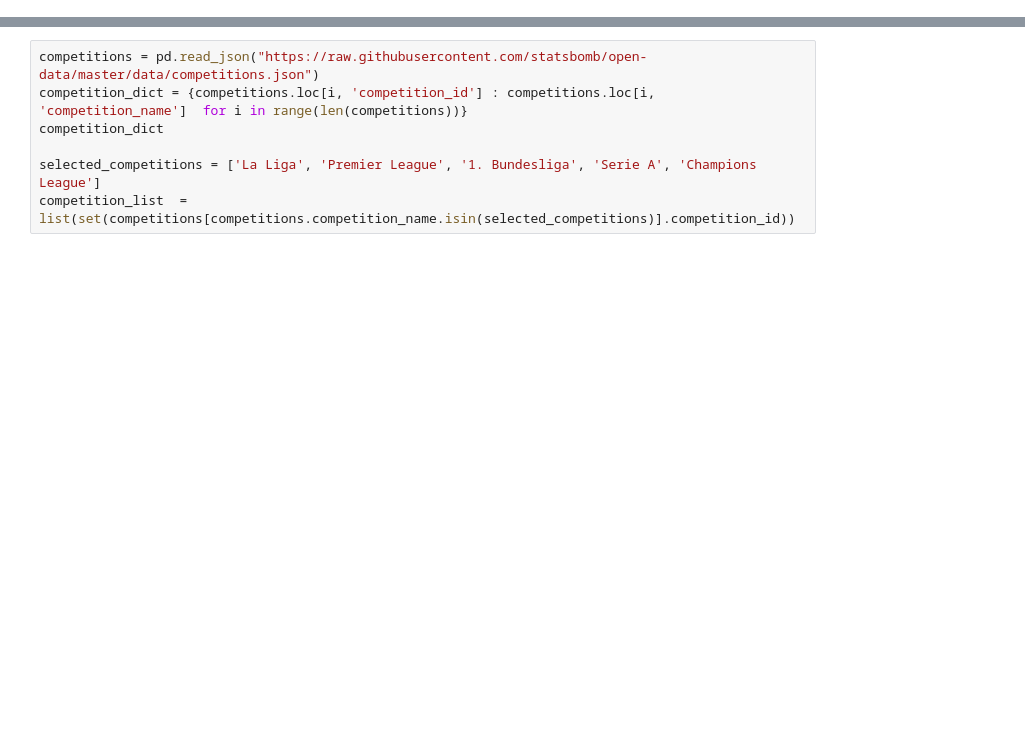
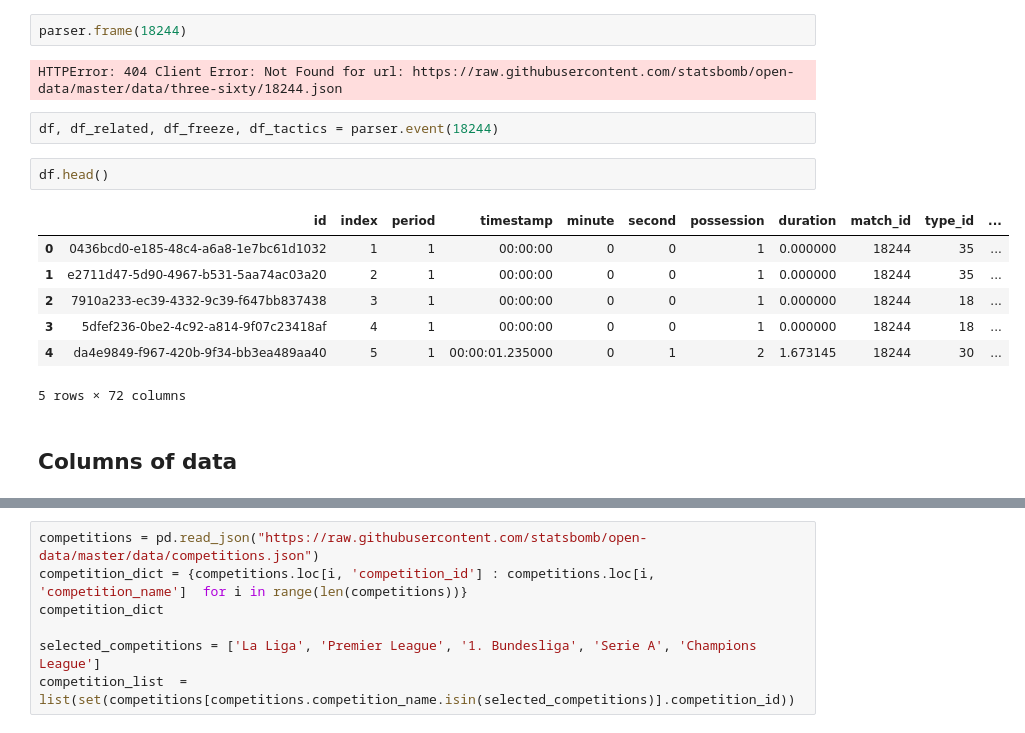
Before and after one commit to jmlee8939/Expected-values-of-soccer, a Jupyter notebook: Xg_analysis.ipynb, the cells around one changed output, grey strips where cells are left out. Drawn from its saved outputs; the diff is of its cells as text; blank space fills up the shorter version.

```diff
--- a/Xg_analysis.ipynb
+++ b/Xg_analysis.ipynb
@@ -9,0 +22,18 @@ from src.Preprocess_events import preprocess_event
+# %%
+parser.frame(18244)
+# %% [output]
+HTTPError: 404 Client Error: Not Found for url: https://raw.githubusercontent.com/statsbomb/open-data/master/data/three-sixty/18244.json
+# %%
+df, df_related, df_freeze, df_tactics = parser.event(18244)
+# %%
+df.head()
+# %% [output]
+|  | id | index | period | timestamp | minute | second | possession | duration | match_id | type_id | ... |
+| 0 | 0436bcd0-e185-48c4-a6a8-1e7bc61d1032 | 1 | 1 | 00:00:00 | 0 | 0 | 1 | 0.000000 | 18244 | 35 | ... |
+| 1 | e2711d47-5d90-4967-b531-5aa74ac03a20 | 2 | 1 | 00:00:00 | 0 | 0 | 1 | 0.000000 | 18244 | 35 | ... |
+| 2 | 7910a233-ec39-4332-9c39-f647bb837438 | 3 | 1 | 00:00:00 | 0 | 0 | 1 | 0.000000 | 18244 | 18 | ... |
+| 3 | 5dfef236-0be2-4c92-a814-9f07c23418af | 4 | 1 | 00:00:00 | 0 | 0 | 1 | 0.000000 | 18244 | 18 | ... |
+| 4 | da4e9849-f967-420b-9f34-bb3ea489aa40 | 5 | 1 | 00:00:01.235000 | 0 | 1 | 2 | 1.673145 | 18244 | 30 | ... |
+5 rows × 72 columns
+# %% [markdown]
+## Columns of data
```
Also changed, not shown: parts of 21 cells of this notebook.
